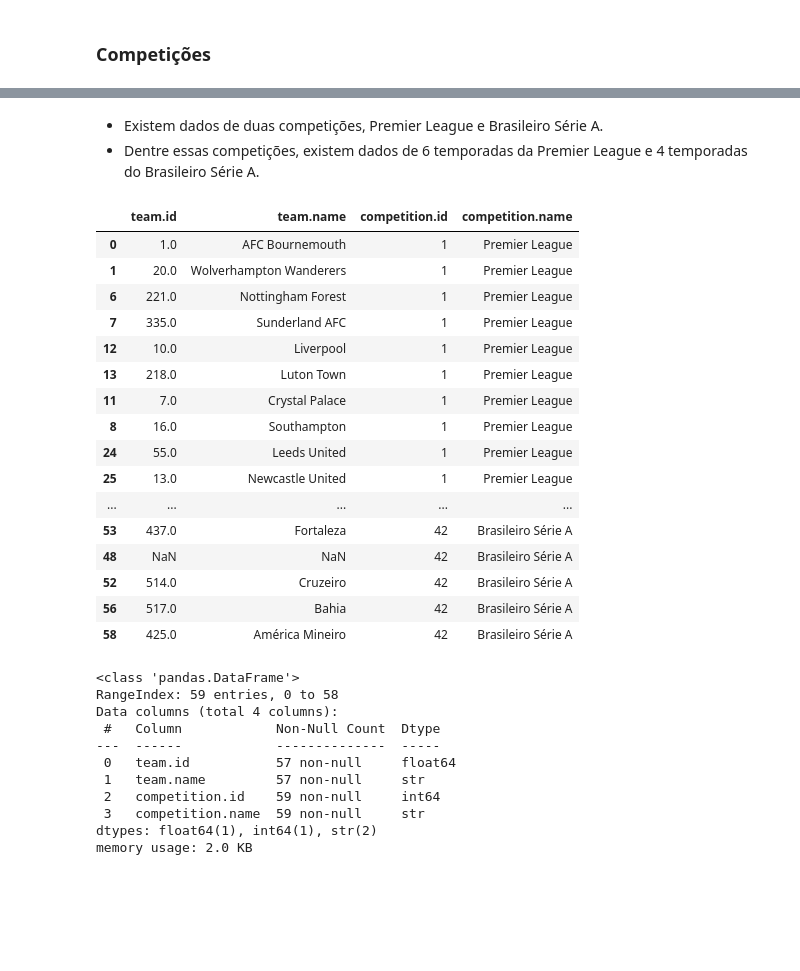
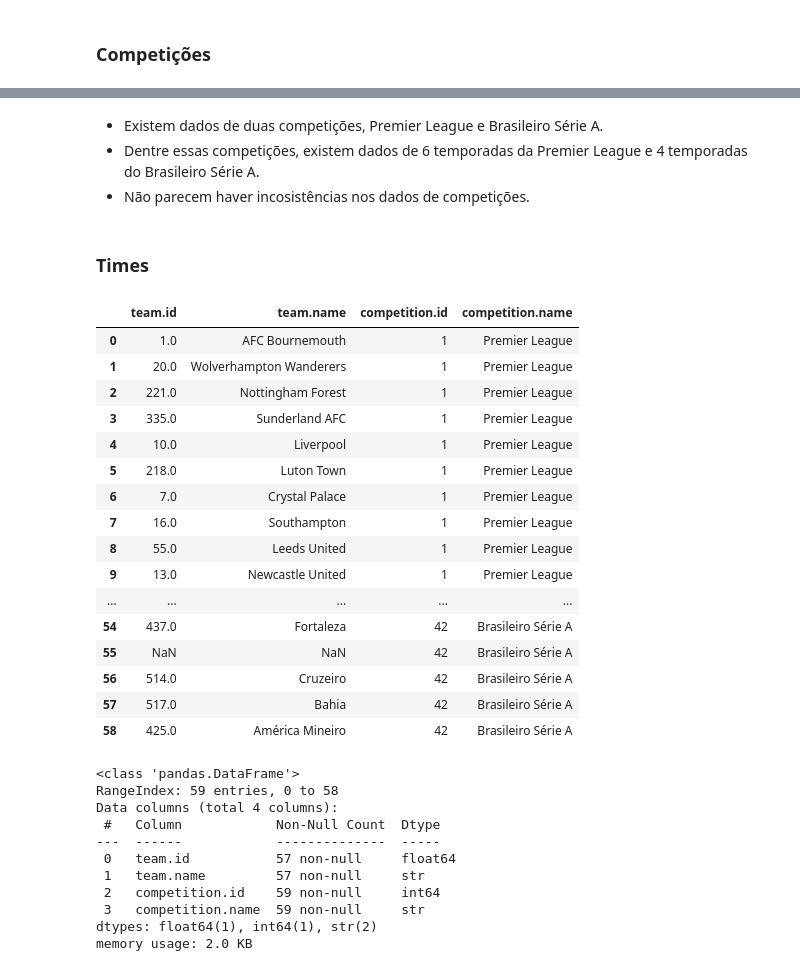
Before and after one commit to matheussmelo/defensive-performance-prediction, a Jupyter notebook: notebooks/1_sanity_check/sanity_check_competitions_seasons_teams_games.ipynb, the cells around one changed output, grey strips where cells are left out. Saved outputs shown, nothing was run; the diff lists cells and outputs as text; code cells hidden in the pictures; blank space fills up the shorter version.

```diff
--- a/notebooks/1_sanity_check/sanity_check_jogos_temporadas.ipynb
+++ b/notebooks/1_sanity_check/sanity_check_competitions_seasons_teams_games.ipynb
@@ -45,28 +44,31 @@ df_competitions
 # %% [markdown]
 - Existem dados de duas competições, Premier League e Brasileiro Série A.
 - Dentre essas competições, existem dados de 6 temporadas da Premier League e 4 temporadas do Brasileiro Série A.
+- Não parecem haver incosistências nos dados de competições.
-# %%
-# teams the account can access
-df_teams = client.get_teams(as_dataframe=True).drop('dataset', axis=1).drop_duplicates().reset_index(drop=True)
-df_teams.sort_values('competition.id')
-# %% [output]
-|  | team.id | team.name | competition.id | competition.name |
-| 0 | 1.0 | AFC Bournemouth | 1 | Premier League |
-| 1 | 20.0 | Wolverhampton Wanderers | 1 | Premier League |
-| 6 | 221.0 | Nottingham Forest | 1 | Premier League |
-| 7 | 335.0 | Sunderland AFC | 1 | Premier League |
-| 12 | 10.0 | Liverpool | 1 | Premier League |
-| 13 | 218.0 | Luton Town | 1 | Premier League |
-| 11 | 7.0 | Crystal Palace | 1 | Premier League |
-| 8 | 16.0 | Southampton | 1 | Premier League |
-| 24 | 55.0 | Leeds United | 1 | Premier League |
-| 25 | 13.0 | Newcastle United | 1 | Premier League |
-| ... | ... | ... | ... | ... |
-| 53 | 437.0 | Fortaleza | 42 | Brasileiro Série A |
-| 48 | NaN | NaN | 42 | Brasileiro Série A |
-| 52 | 514.0 | Cruzeiro | 42 | Brasileiro Série A |
-| 56 | 517.0 | Bahia | 42 | Brasileiro Série A |
-| 58 | 425.0 | América Mineiro | 42 | Brasileiro Série A |
+# %% [markdown]
+### Times
+# %%
+# teams the account can access
+df_teams = pd.read_csv(str(Path().resolve().parent.parent / "data" / "teams.csv"))
+df_teams
+# %% [output]
+|  | team.id | team.name | competition.id | competition.name |
+| 0 | 1.0 | AFC Bournemouth | 1 | Premier League |
+| 1 | 20.0 | Wolverhampton Wanderers | 1 | Premier League |
+| 2 | 221.0 | Nottingham Forest | 1 | Premier League |
+| 3 | 335.0 | Sunderland AFC | 1 | Premier League |
+| 4 | 10.0 | Liverpool | 1 | Premier League |
+| 5 | 218.0 | Luton Town | 1 | Premier League |
+| 6 | 7.0 | Crystal Palace | 1 | Premier League |
+| 7 | 16.0 | Southampton | 1 | Premier League |
+| 8 | 55.0 | Leeds United | 1 | Premier League |
+| 9 | 13.0 | Newcastle United | 1 | Premier League |
+| ... | ... | ... | ... | ... |
+| 54 | 437.0 | Fortaleza | 42 | Brasileiro Série A |
+| 55 | NaN | NaN | 42 | Brasileiro Série A |
+| 56 | 514.0 | Cruzeiro | 42 | Brasileiro Série A |
+| 57 | 517.0 | Bahia | 42 | Brasileiro Série A |
+| 58 | 425.0 | América Mineiro | 42 | Brasileiro Série A |
 # %%
 df_teams.info()
 # %% [output]
```
Also changed, not shown: parts of 14 cells of this notebook, 4 other files.
